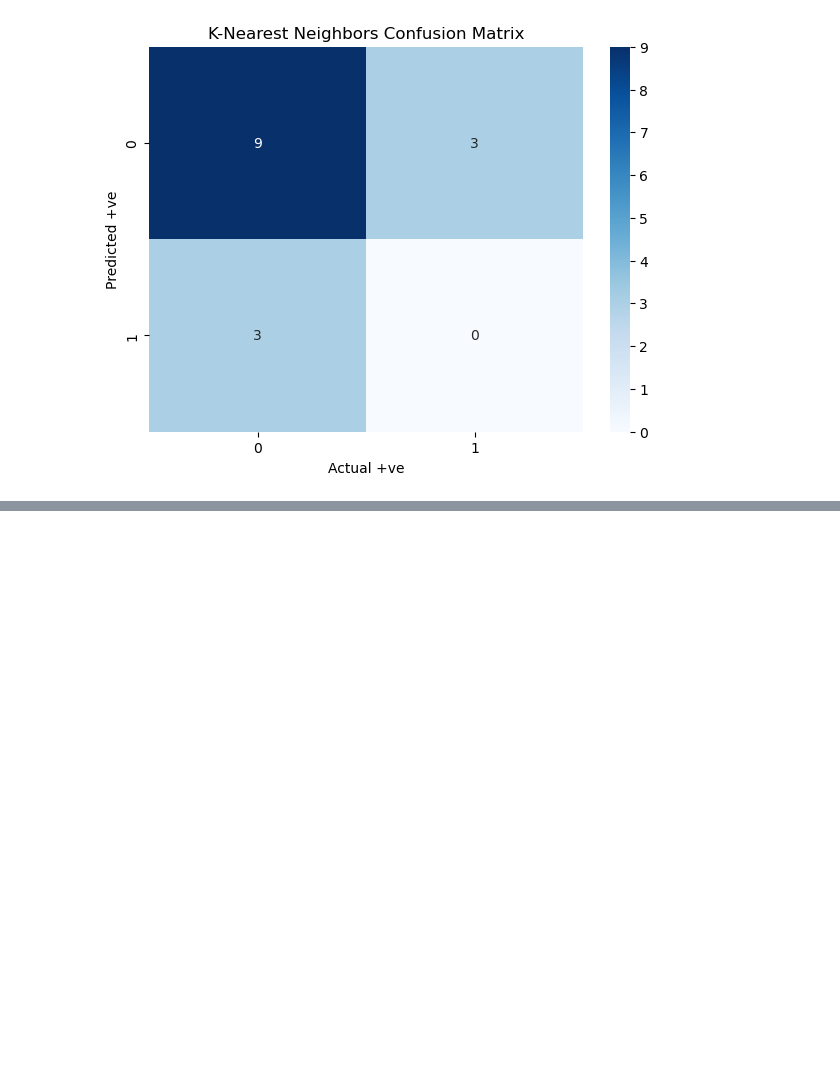
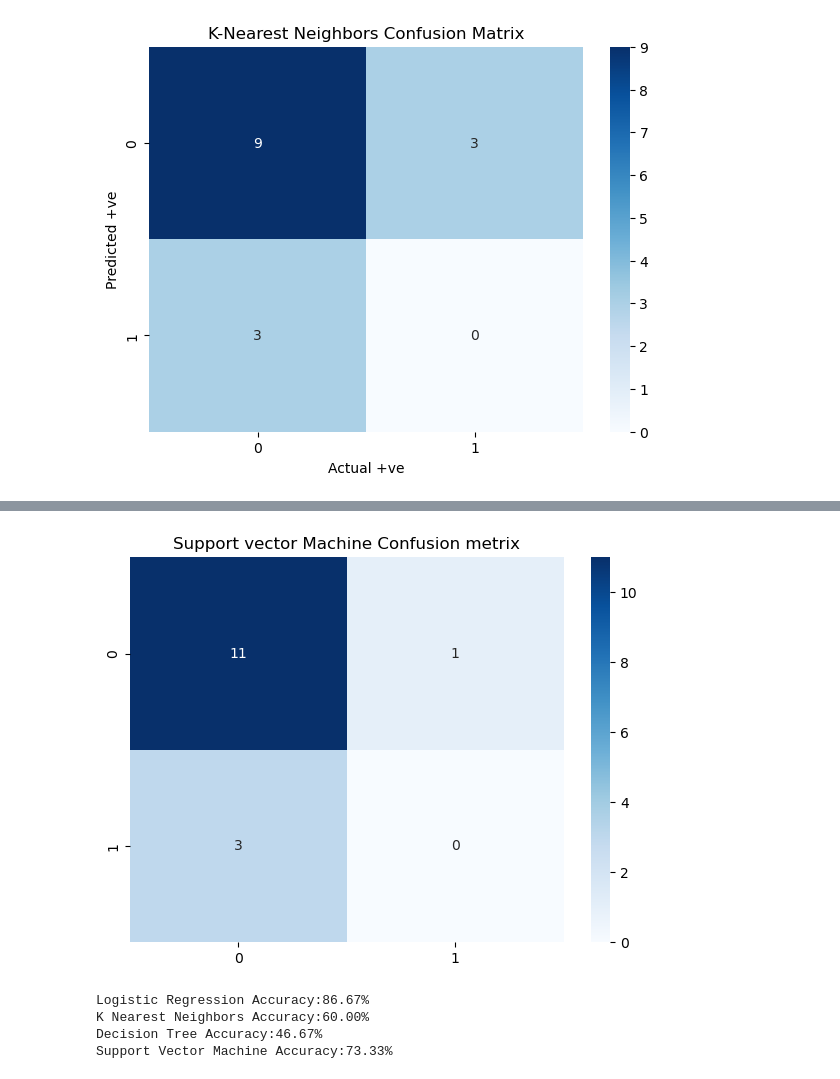
Before and after one commit to RajanPatel0/Machine-Learning, a Jupyter notebook: Classification Models.ipynb, the cells around one changed output, grey strips where cells are left out. Saved outputs shown, nothing was run; the diff lists cells and outputs as text; code cells hidden in the pictures; blank space fills up the shorter version.

Commit message:
Implemented Support Vector Machine Model with remaing regression, knn, decision tree models

```diff
--- a/Classification Models.ipynb
+++ b/Classification Models.ipynb
@@ -419,0 +423,7 @@ Enter Previous Fraud Count:  0
+# %%
+#SVM
+from sklearn.svm import SVC
+svm= SVC()
+svm.fit(X_train, y_train)
+svm_pred= svm.predict(X_test)
+svm_accuracy = accuracy_score(y_test, svm_pred)
@@ -419,0 +448,25 @@ Enter Previous Fraud Count:  0
+# %%
+#Confusion Matrix
+plt.figure(figsize=(7,5))
+sns.heatmap(confusion_matrix(y_test, svm_pred), annot=True, fmt='d', cmap='Blues')
+plt.title('Support vector Machine Confusion metrix')
+plt.show()
+# %% [output]
+[figure, added]
+# %%
+#Summaries Of Accuracies
+model_accuracies={
+    'Logistic Regression': logreg_accuracy,
+    'K Nearest Neighbors': knn_accuracy,
+    'Decision Tree': decision_tree_accuracy,
+    'Support Vector Machine': svm_accuracy,
+}
+
+#Display Accuracies
+for model, accuracy in model_accuracies.items():
+    print(f'{model} Accuracy:{accuracy*100:.2f}%')
+# %% [output]
+Logistic Regression Accuracy:86.67%
+K Nearest Neighbors Accuracy:60.00%
+Decision Tree Accuracy:46.67%
+Support Vector Machine Accuracy:73.33%
```
Also changed, not shown: parts of 8 cells of this notebook.
